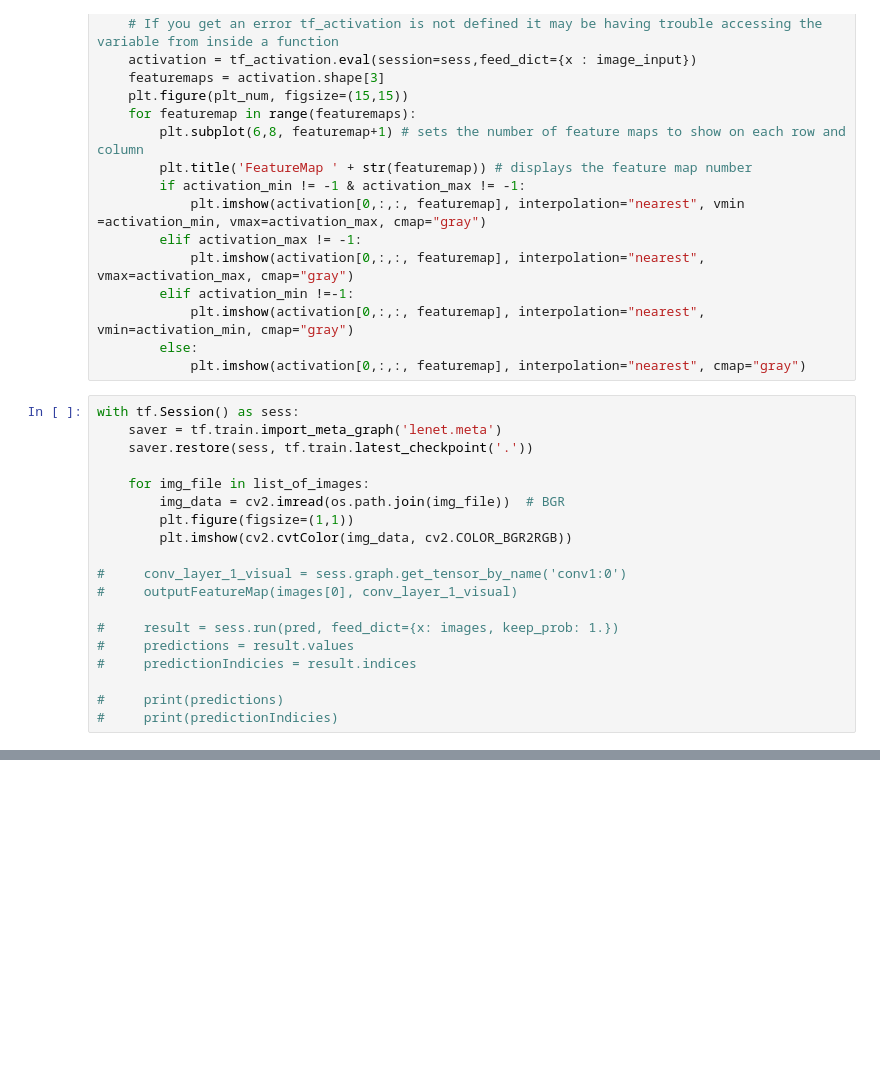
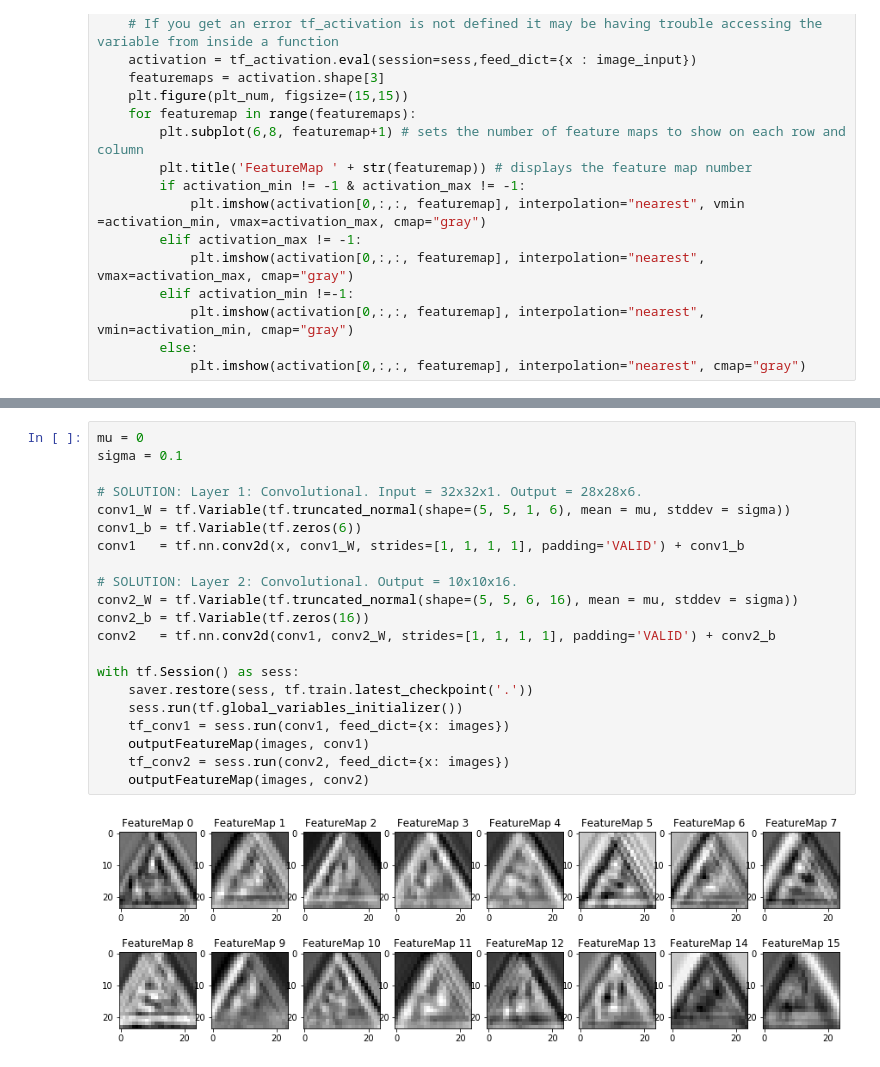
Before and after one commit to elok/CarND-Traffic-Sign-Classifier-Project, a Jupyter notebook: Traffic_Sign_Classifier.ipynb, the cells around one changed output, grey strips where cells are left out. Cells and saved outputs as stored; diff of their text form; blank space fills up the shorter version.

```diff
--- a/Traffic_Sign_Classifier.ipynb
+++ b/Traffic_Sign_Classifier.ipynb
@@ -595,22 +612,3 @@ def outputFeatureMap(image_input, tf_activation, activation_min=-1, activation_m
             plt.imshow(activation[0,:,:, featuremap], interpolation="nearest", vmin=activation_min, cmap="gray")
         else:
             plt.imshow(activation[0,:,:, featuremap], interpolation="nearest", cmap="gray")
-# %%
-with tf.Session() as sess:
-    saver = tf.train.import_meta_graph('lenet.meta')
-    saver.restore(sess, tf.train.latest_checkpoint('.'))
-
-    for img_file in list_of_images:
-        img_data = cv2.imread(os.path.join(img_file))  # BGR
-        plt.figure(figsize=(1,1))
-        plt.imshow(cv2.cvtColor(img_data, cv2.COLOR_BGR2RGB))
-
-#     conv_layer_1_visual = sess.graph.get_tensor_by_name('conv1:0')
-#     outputFeatureMap(images[0], conv_layer_1_visual)
-
-#     result = sess.run(pred, feed_dict={x: images, keep_prob: 1.})
-#     predictions = result.values
-#     predictionIndicies = result.indices
-
-#     print(predictions)
-#     print(predictionIndicies)
@@ -627,0 +615,23 @@ with tf.Session() as sess:
+# %%
+mu = 0
+sigma = 0.1
+
+# SOLUTION: Layer 1: Convolutional. Input = 32x32x1. Output = 28x28x6.
+conv1_W = tf.Variable(tf.truncated_normal(shape=(5, 5, 1, 6), mean = mu, stddev = sigma))
+conv1_b = tf.Variable(tf.zeros(6))
+conv1   = tf.nn.conv2d(x, conv1_W, strides=[1, 1, 1, 1], padding='VALID') + conv1_b
+
+# SOLUTION: Layer 2: Convolutional. Output = 10x10x16.
+conv2_W = tf.Variable(tf.truncated_normal(shape=(5, 5, 6, 16), mean = mu, stddev = sigma))
+conv2_b = tf.Variable(tf.zeros(16))
+conv2   = tf.nn.conv2d(conv1, conv2_W, strides=[1, 1, 1, 1], padding='VALID') + conv2_b
+
+with tf.Session() as sess:
+    saver.restore(sess, tf.train.latest_checkpoint('.'))
+    sess.run(tf.global_variables_initializer())
+    tf_conv1 = sess.run(conv1, feed_dict={x: images})
+    outputFeatureMap(images, conv1)
+    tf_conv2 = sess.run(conv2, feed_dict={x: images})
+    outputFeatureMap(images, conv2)
+# %% [output]
+[figure, added]
```
Also changed, not shown: parts of 10 cells of this notebook.
